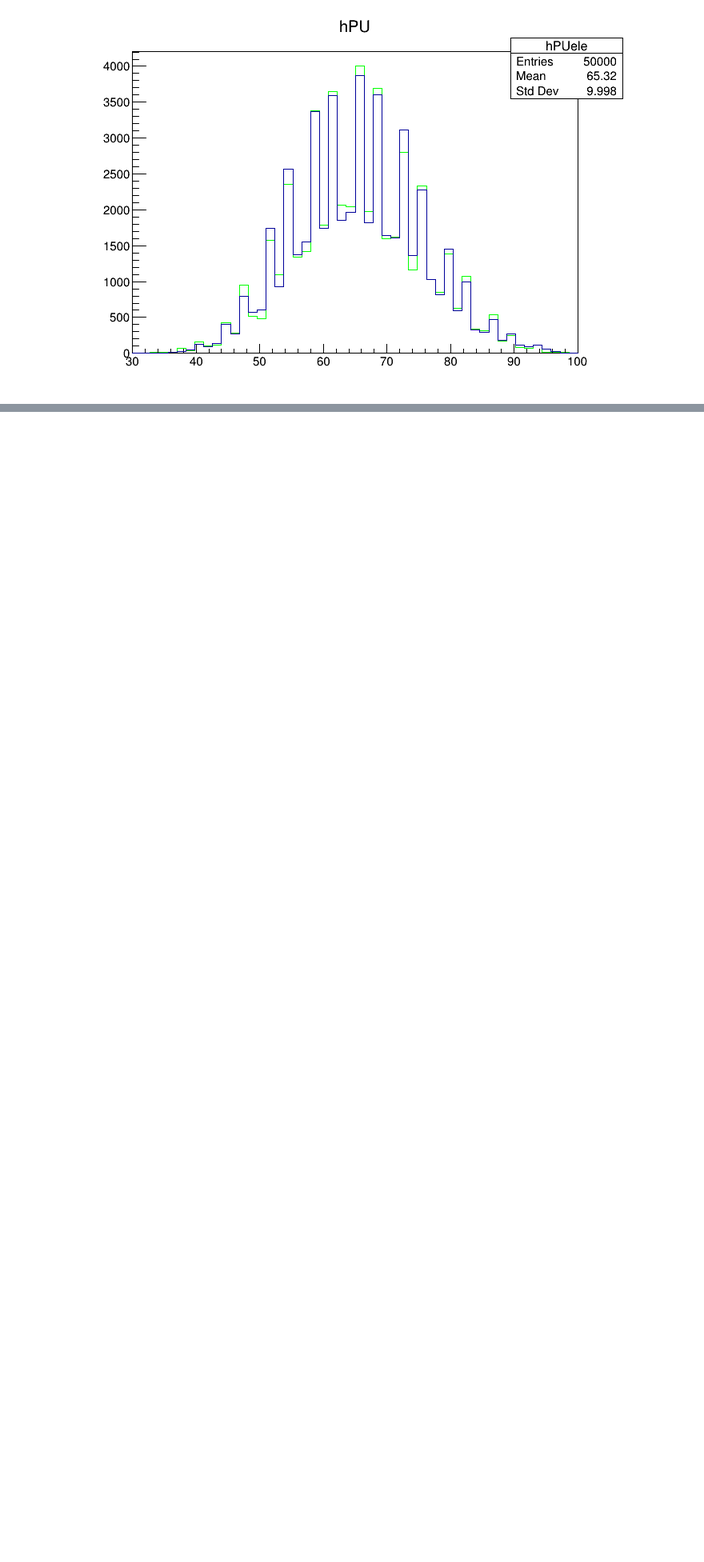
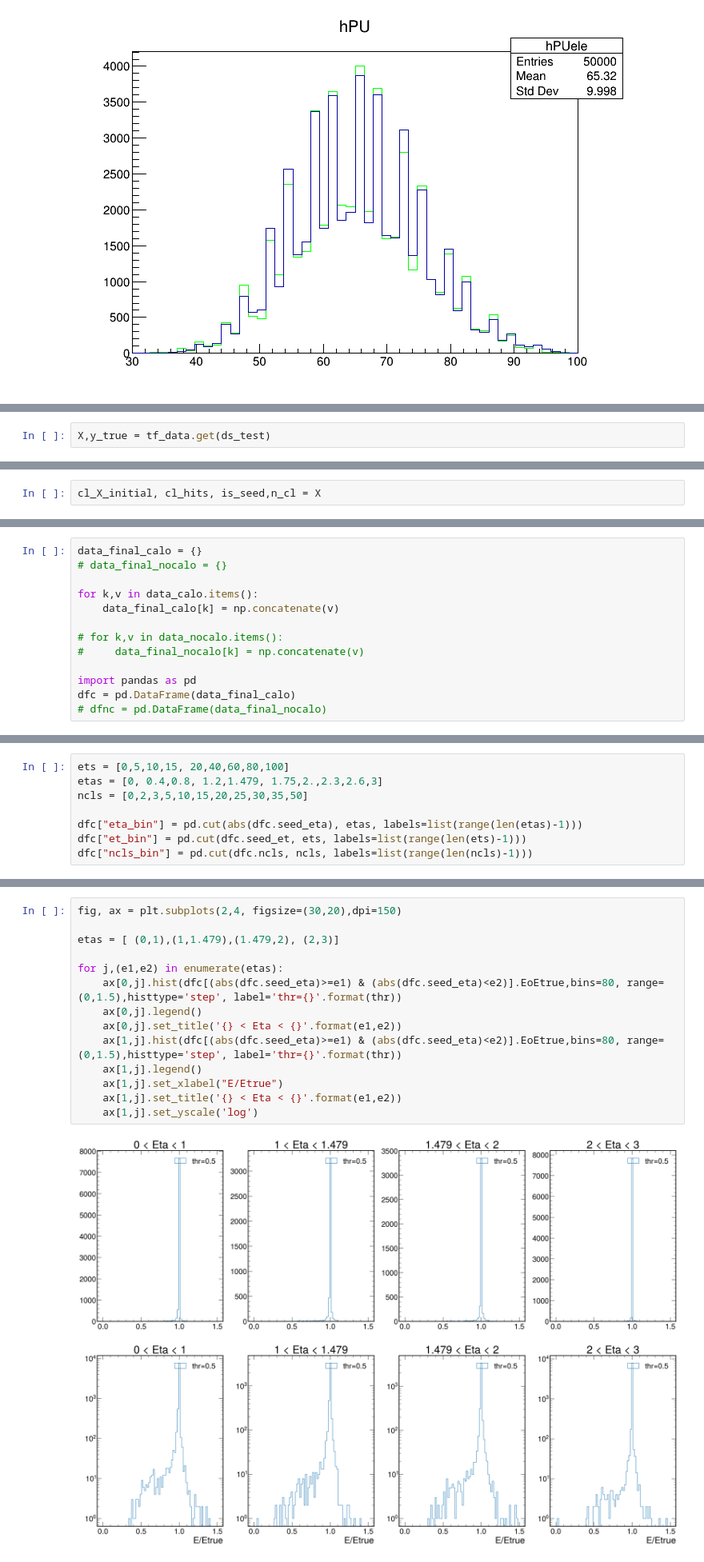
Before and after one commit to valsdav/DeepSuperCluster, a Jupyter notebook: Training/global_model/tf_model_v4.ipynb, the cells around one changed output, grey strips where cells are left out. Shown at 80% size. Drawn from its saved outputs; the diff is of its cells as text; blank space fills up the shorter version.

```diff
--- a/Training/global_model/tf_model_v4.ipynb
+++ b/Training/global_model/tf_model_v4.ipynb
@@ -583,0 +684,2 @@ c.Draw()
+# %%
+X,y_true = tf_data.get(ds_test)
@@ -583,0 +697,2 @@ c.Draw()
+# %%
+cl_X_initial, cl_hits, is_seed,n_cl = X
@@ -583,0 +820,13 @@ c.Draw()
+# %%
+data_final_calo = {}
+# data_final_nocalo = {}
+
+for k,v in data_calo.items():
+    data_final_calo[k] = np.concatenate(v)
+
+# for k,v in data_nocalo.items():
+#     data_final_nocalo[k] = np.concatenate(v)
+
+import pandas as pd
+dfc = pd.DataFrame(data_final_calo)
+# dfnc = pd.DataFrame(data_final_nocalo)
@@ -583,0 +835,8 @@ c.Draw()
+# %%
+ets = [0,5,10,15, 20,40,60,80,100]
+etas = [0, 0.4,0.8, 1.2,1.479, 1.75,2.,2.3,2.6,3]
+ncls = [0,2,3,5,10,15,20,25,30,35,50]
+
+dfc["eta_bin"] = pd.cut(abs(dfc.seed_eta), etas, labels=list(range(len(etas)-1)))
+dfc["et_bin"] = pd.cut(dfc.seed_et, ets, labels=list(range(len(ets)-1)))
+dfc["ncls_bin"] = pd.cut(dfc.ncls, ncls, labels=list(range(len(ncls)-1)))
@@ -583,0 +849,16 @@ c.Draw()
+# %%
+fig, ax = plt.subplots(2,4, figsize=(30,20),dpi=150)
+
+etas = [ (0,1),(1,1.479),(1.479,2), (2,3)]
+
+for j,(e1,e2) in enumerate(etas):
+    ax[0,j].hist(dfc[(abs(dfc.seed_eta)>=e1) & (abs(dfc.seed_eta)<e2)].EoEtrue,bins=80, range=(0,1.5),histtype='step', label='thr={}'.format(thr))
+    ax[0,j].legend()
+    ax[0,j].set_title('{} < Eta < {}'.format(e1,e2))
+    ax[1,j].hist(dfc[(abs(dfc.seed_eta)>=e1) & (abs(dfc.seed_eta)<e2)].EoEtrue,bins=80, range=(0,1.5),histtype='step', label='thr={}'.format(thr))
+    ax[1,j].legend()
+    ax[1,j].set_xlabel("E/Etrue")
+    ax[1,j].set_title('{} < Eta < {}'.format(e1,e2))
+    ax[1,j].set_yscale('log')
+# %% [output]
+[figure, added]
```
Also changed, not shown: parts of 65 cells of this notebook, 3 other files.
